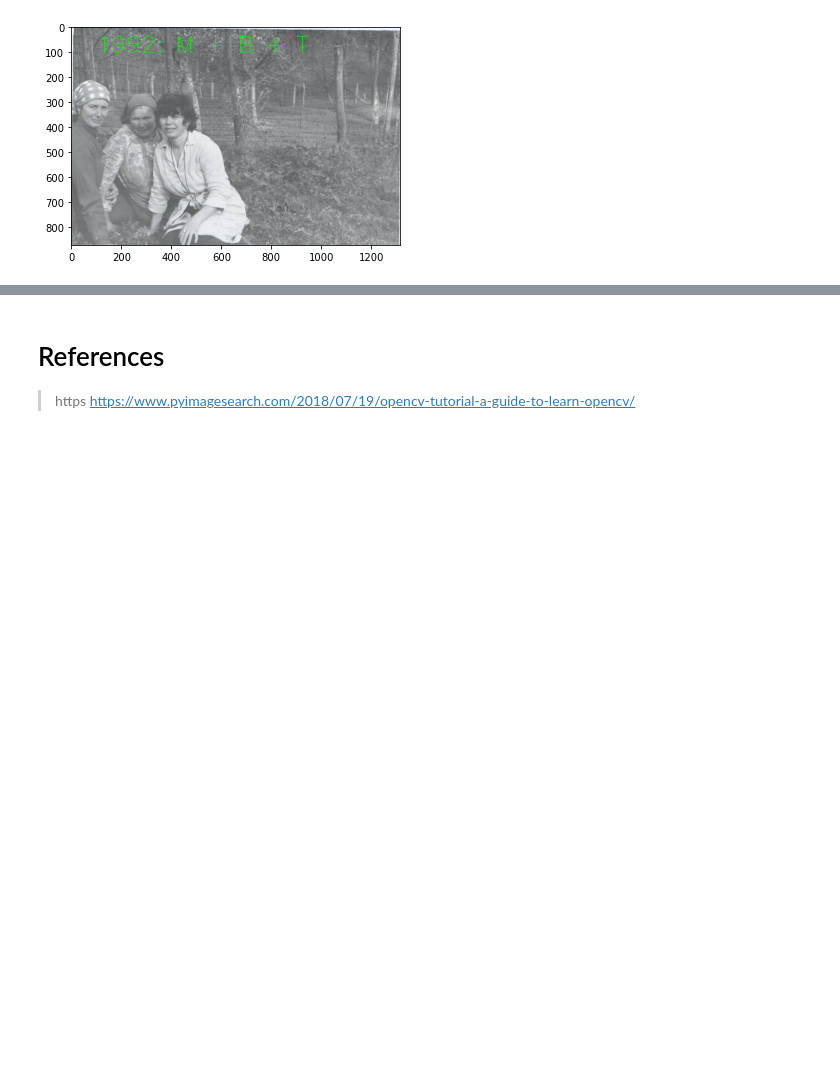
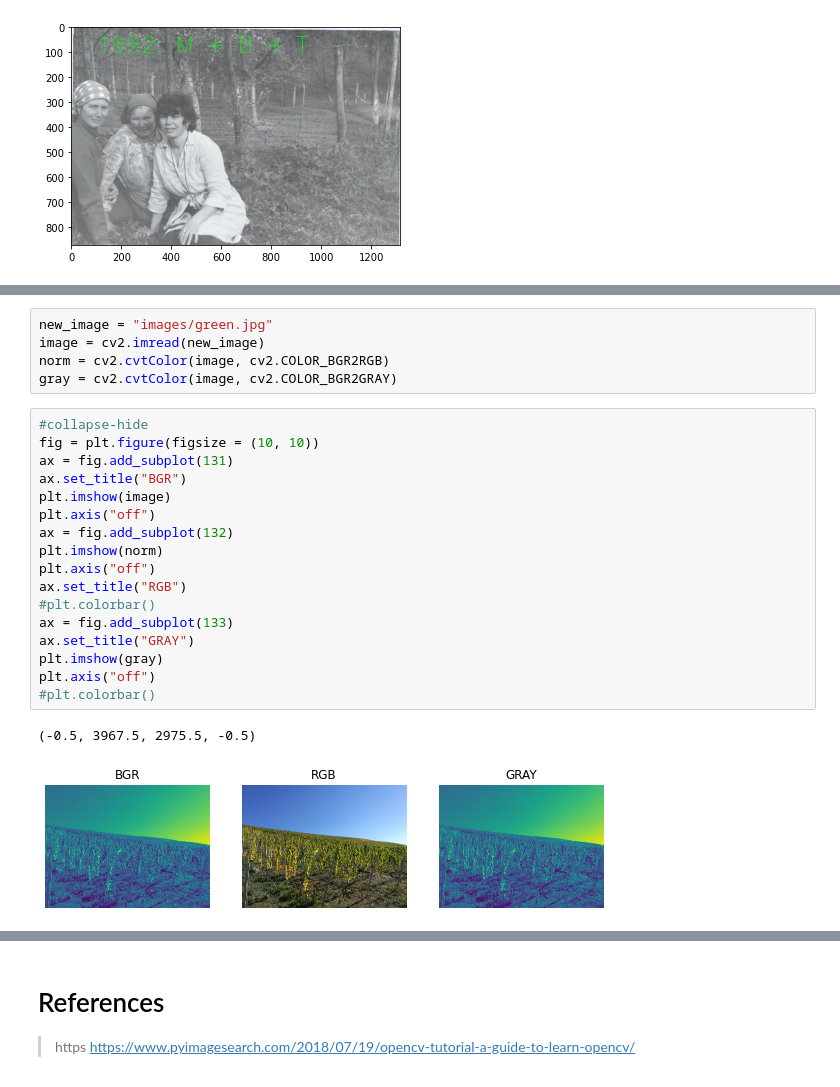
Before and after one commit to simsisim/sims-pyimage, a Jupyter notebook: _notebooks/2020-12-22-Day2-OpenCVTutorial.ipynb, the cells around one changed output, grey strips where cells are left out. Drawn from its saved outputs; the diff is of its cells as text; blank space fills up the shorter version.

```diff
--- a/_notebooks/2020-12-22-Day2-OpenCVTutorial.ipynb
+++ b/_notebooks/2020-12-22-Day2-OpenCVTutorial.ipynb
@@ -154,0 +154,25 @@ plt.imshow(output)
+# %%
+new_image = "images/green.jpg"
+image = cv2.imread(new_image)
+norm = cv2.cvtColor(image, cv2.COLOR_BGR2RGB)
+gray = cv2.cvtColor(image, cv2.COLOR_BGR2GRAY)
+# %%
+#collapse-hide
+fig = plt.figure(figsize = (10, 10))
+ax = fig.add_subplot(131)
+ax.set_title("BGR")
+plt.imshow(image)
+plt.axis("off")
+ax = fig.add_subplot(132)
+plt.imshow(norm)
+plt.axis("off")
+ax.set_title("RGB")
+#plt.colorbar()
+ax = fig.add_subplot(133)
+ax.set_title("GRAY")
+plt.imshow(gray)
+plt.axis("off")
+#plt.colorbar()
+# %% [output]
+(-0.5, 3967.5, 2975.5, -0.5)
+[figure, added]
```
Also changed, not shown: parts of 9 cells of this notebook.
